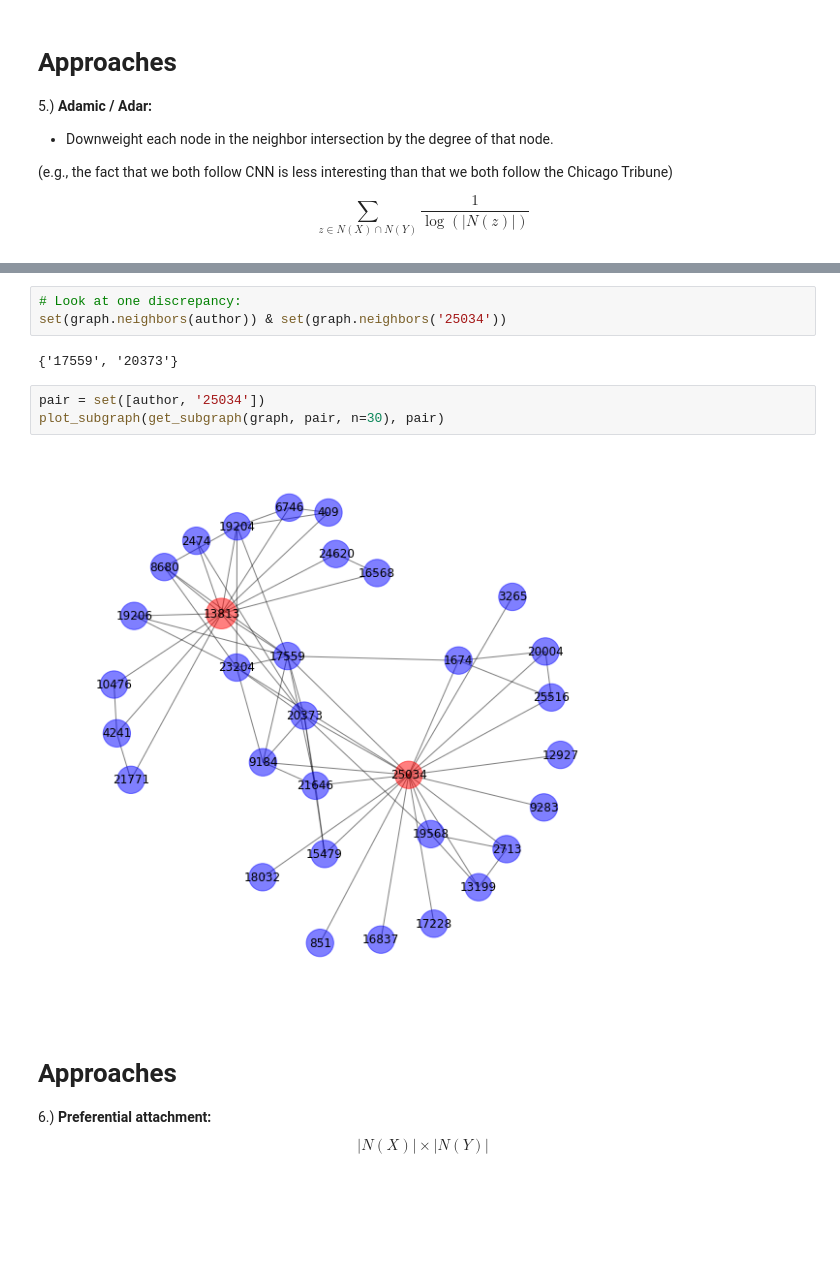
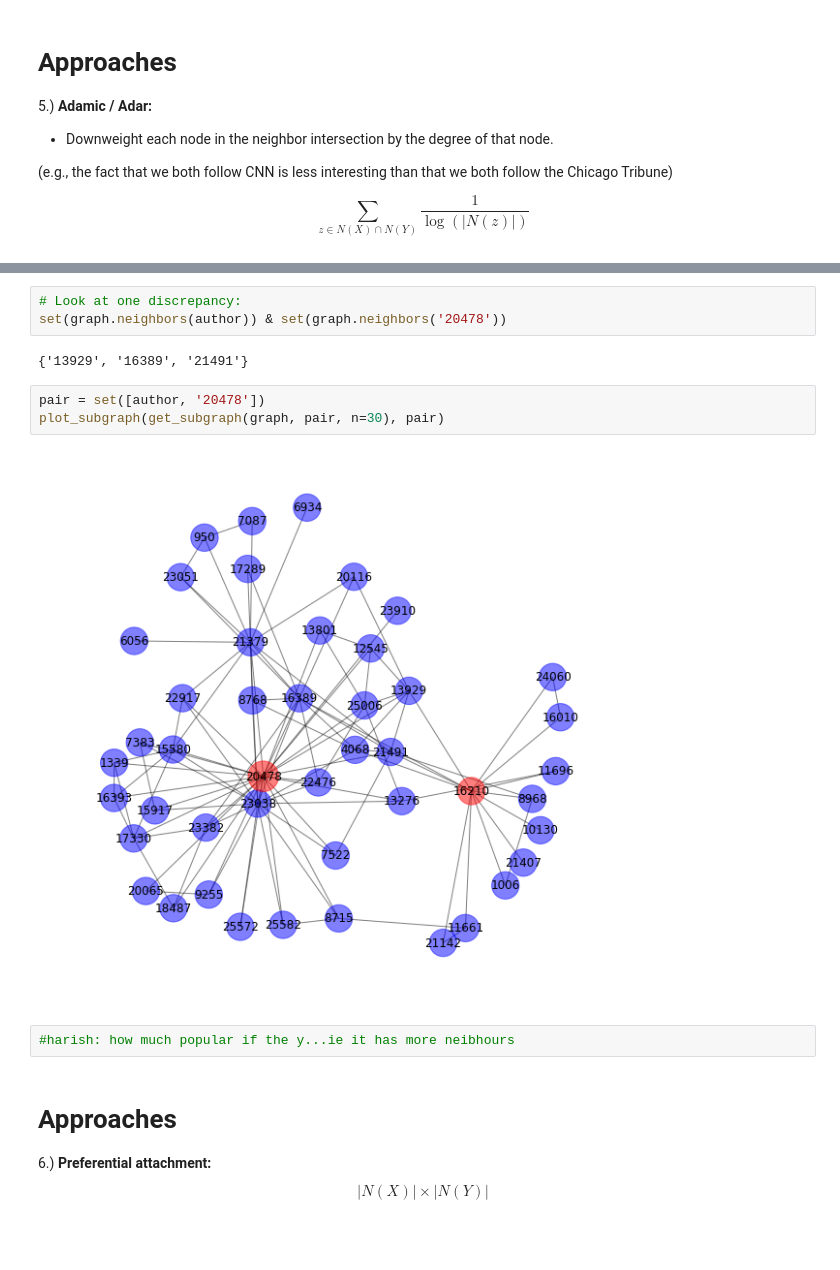
Before and after one commit to harishaaram/main, a Jupyter notebook: lec/l07/l07.ipynb, the cells around one changed output, grey strips where cells are left out. Cells and saved outputs as stored; diff of their text form; blank space fills up the shorter version.

```diff
--- a/lec/l07/l07.ipynb
+++ b/lec/l07/l07.ipynb
@@ -448,13 +474,15 @@ df.sort_values('adar_rank').head(10)
 # %%
 # Look at one discrepancy:
-set(graph.neighbors(author)) & set(graph.neighbors('25034'))
+set(graph.neighbors(author)) & set(graph.neighbors('20478'))
 # %% [output]
-{'17559', '20373'}
+{'13929', '16389', '21491'}
 # %%
-pair = set([author, '25034'])
+pair = set([author, '20478'])
 plot_subgraph(get_subgraph(graph, pair, n=30), pair)
 # %% [output]
-[figure, old version]
+[figure, new version]
+# %%
+#harish: how much popular if the y...ie it has more neibhours
 # %% [markdown]
 # Approaches
 
```
Also changed, not shown: parts of 26 cells of this notebook, 2 other files.
